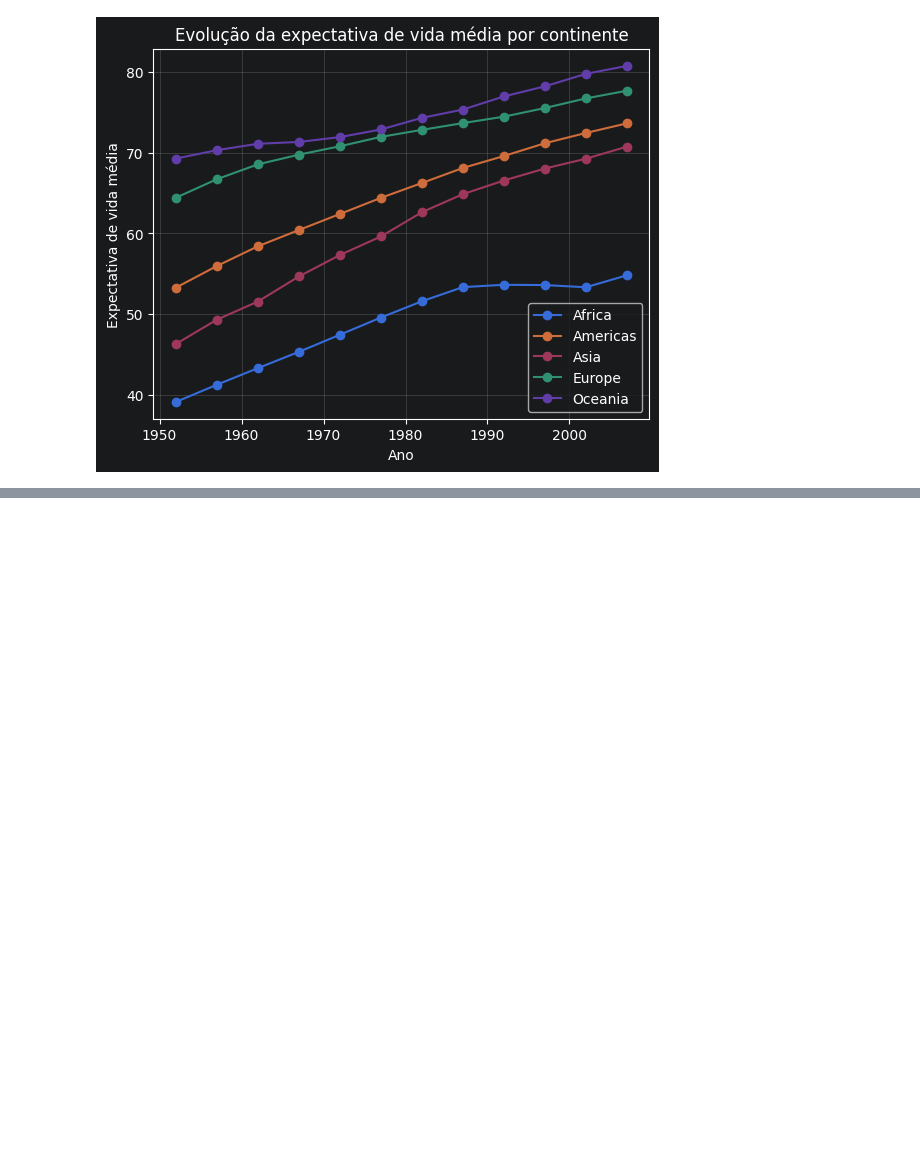
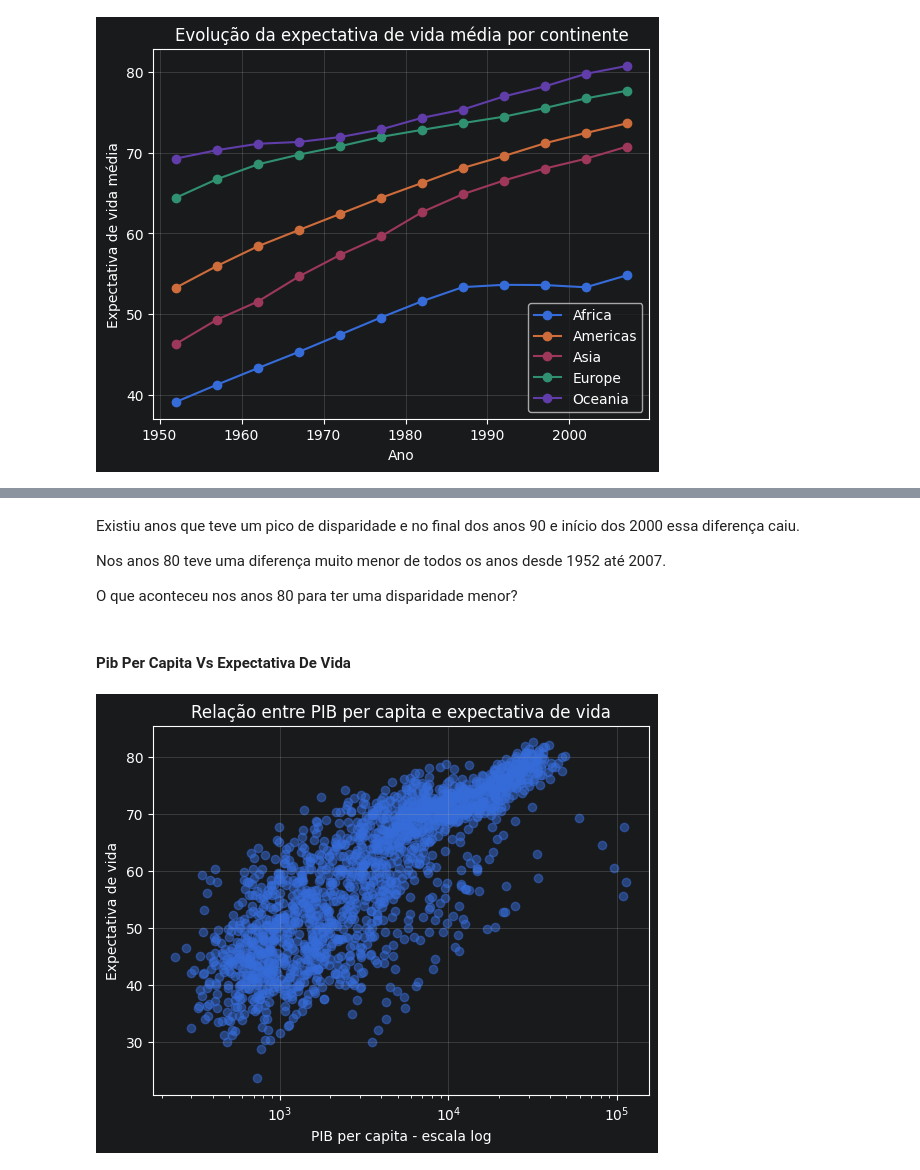
Before and after one commit to RodrigoEmygdio/TRABALHO_PYTHON_CIENCIAS_DADOS, a Jupyter notebook: notebook/Aanlise_Desenvolivmento_Humano.ipynb, the cells around one changed output, grey strips where cells are left out. Drawn from its saved outputs; the diff is of its cells as text; code cells hidden in the pictures; blank space fills up the shorter version.

```diff
--- a/notebook/Aanlise_Desenvolivmento_Humano.ipynb
+++ b/notebook/Aanlise_Desenvolivmento_Humano.ipynb
@@ -525,0 +680,23 @@ plt.show()
+# %% [markdown]
+Existiu anos que teve um pico de disparidade e no final dos anos 90 e início dos 2000 essa diferença caiu.
+
+Nos anos 80 teve uma diferença muito menor de todos os anos desde 1952 até 2007.
+
+O que aconteceu nos anos 80 para ter uma disparidade menor?
+# %% [markdown]
+#### Pib Per Capita Vs Expectativa De Vida
+# %%
+plt.scatter(
+    df["gdpPercap"],
+    df["lifeExp"],
+    alpha=0.5,
+)
+
+plt.xscale("log")
+plt.title("Relação entre PIB per capita e expectativa de vida")
+plt.xlabel("PIB per capita - escala log")
+plt.ylabel("Expectativa de vida")
+plt.grid(True, alpha=0.3)
+plt.show()
+# %% [output]
+[figure, added]
```
Also changed, not shown: parts of 33 cells of this notebook, 2 other files.
